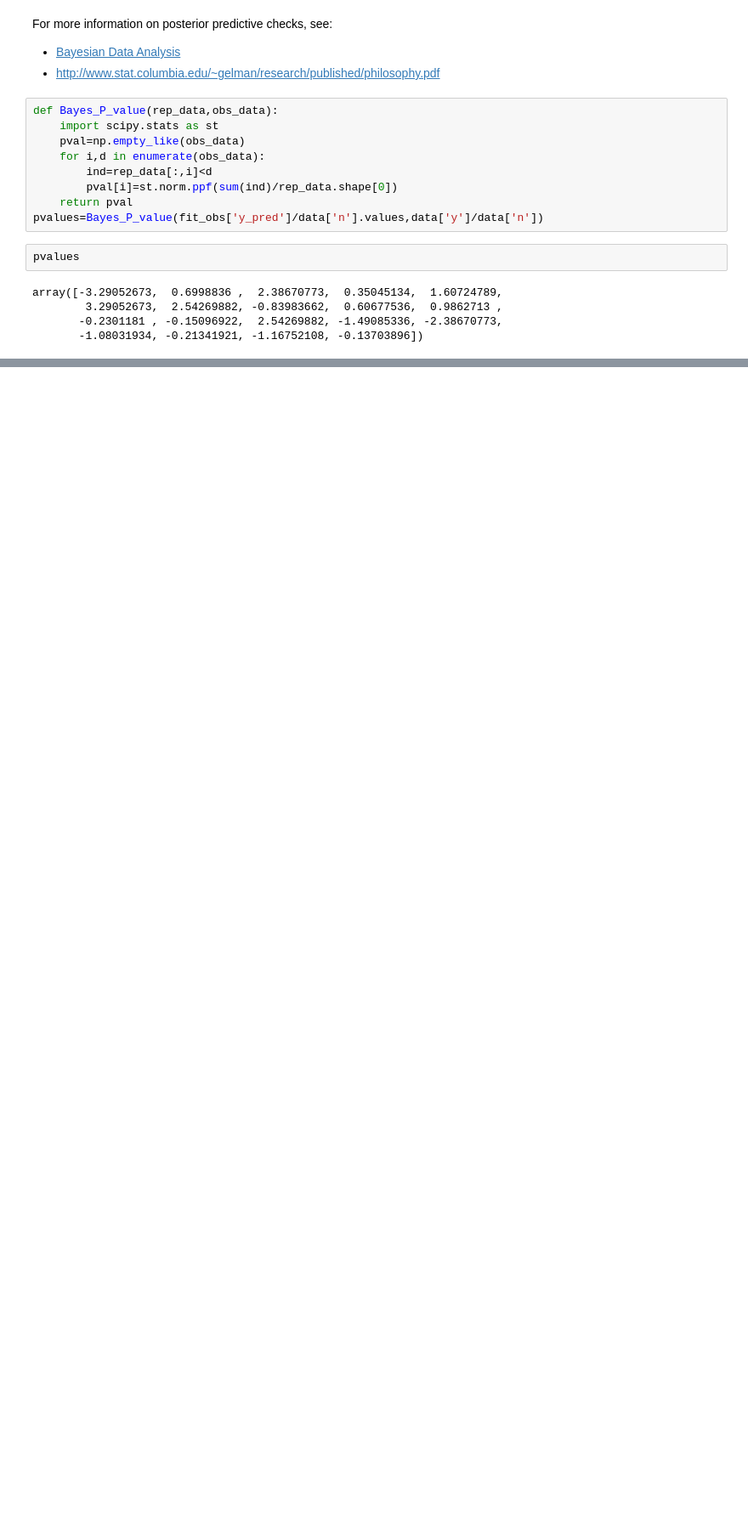
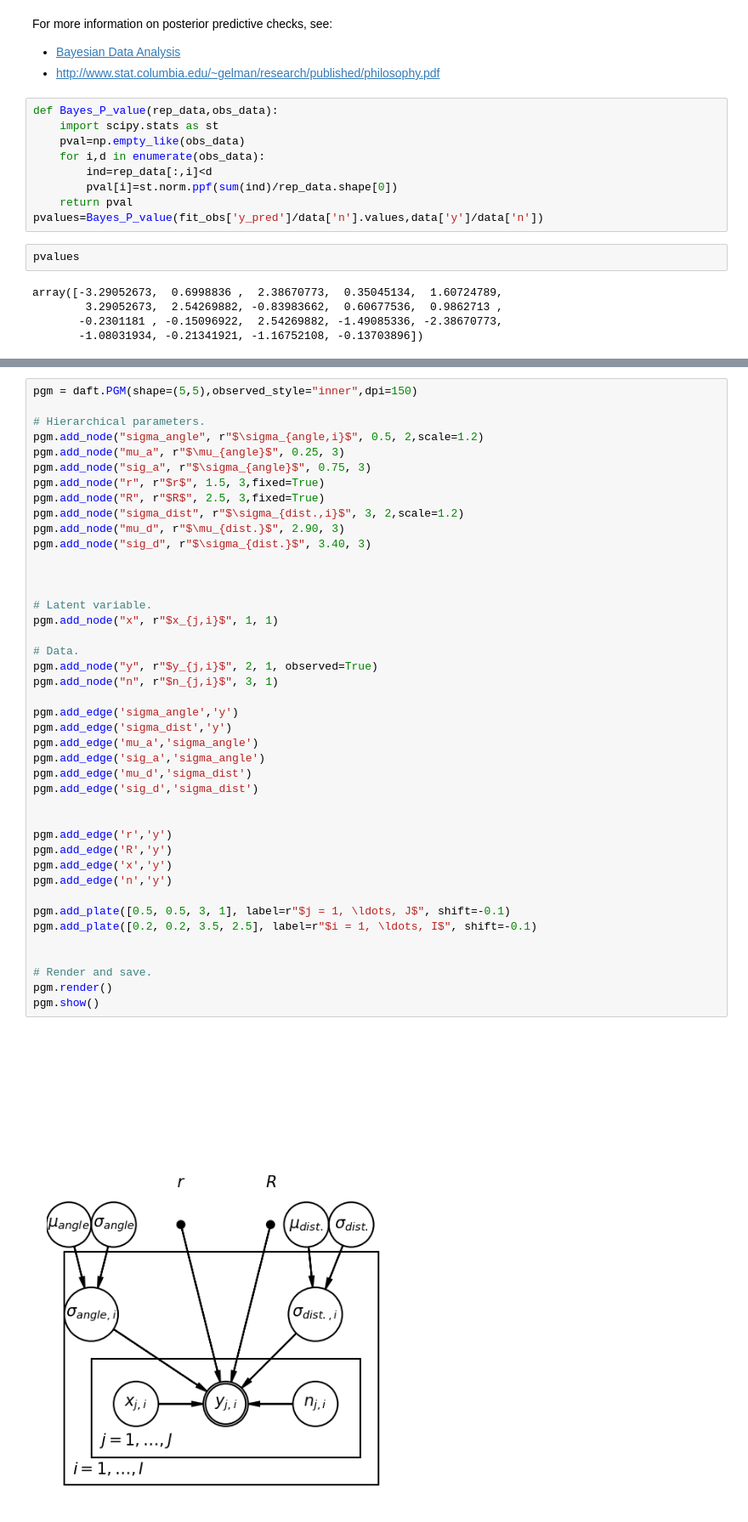
Before and after one commit to DataJavelin/MindLab_training, a Jupyter notebook: Mindlab_Course_PartIII.ipynb, the cells around one changed output, grey strips where cells are left out. Shown at 85% size. Drawn from its saved outputs; the diff is of its cells as text; blank space fills up the shorter version.

```diff
--- a/Mindlab_Course_PartIII.ipynb
+++ b/Mindlab_Course_PartIII.ipynb
@@ -596,0 +663,44 @@ How could we improve it?
+# %%
+pgm = daft.PGM(shape=(5,5),observed_style="inner",dpi=150)
+
+# Hierarchical parameters.
+pgm.add_node("sigma_angle", r"$\sigma_{angle,i}$", 0.5, 2,scale=1.2)
+pgm.add_node("mu_a", r"$\mu_{angle}$", 0.25, 3)
+pgm.add_node("sig_a", r"$\sigma_{angle}$", 0.75, 3)
+pgm.add_node("r", r"$r$", 1.5, 3,fixed=True)
+pgm.add_node("R", r"$R$", 2.5, 3,fixed=True)
+pgm.add_node("sigma_dist", r"$\sigma_{dist.,i}$", 3, 2,scale=1.2)
+pgm.add_node("mu_d", r"$\mu_{dist.}$", 2.90, 3)
+pgm.add_node("sig_d", r"$\sigma_{dist.}$", 3.40, 3)
+
+
+
+# Latent variable.
+pgm.add_node("x", r"$x_{j,i}$", 1, 1)
+
+# Data.
+pgm.add_node("y", r"$y_{j,i}$", 2, 1, observed=True)
+pgm.add_node("n", r"$n_{j,i}$", 3, 1)
+
+pgm.add_edge('sigma_angle','y')
+pgm.add_edge('sigma_dist','y')
+pgm.add_edge('mu_a','sigma_angle')
+pgm.add_edge('sig_a','sigma_angle')
+pgm.add_edge('mu_d','sigma_dist')
+pgm.add_edge('sig_d','sigma_dist')
+
+
+pgm.add_edge('r','y')
+pgm.add_edge('R','y')
+pgm.add_edge('x','y')
+pgm.add_edge('n','y')
+
+pgm.add_plate([0.5, 0.5, 3, 1], label=r"$j = 1, \ldots, J$", shift=-0.1)
+pgm.add_plate([0.2, 0.2, 3.5, 2.5], label=r"$i = 1, \ldots, I$", shift=-0.1)
+
+
+# Render and save.
+pgm.render()
+pgm.show()
+# %% [output]
+[figure, added]
```
Also changed, not shown: parts of 5 cells of this notebook, 8 other files.
